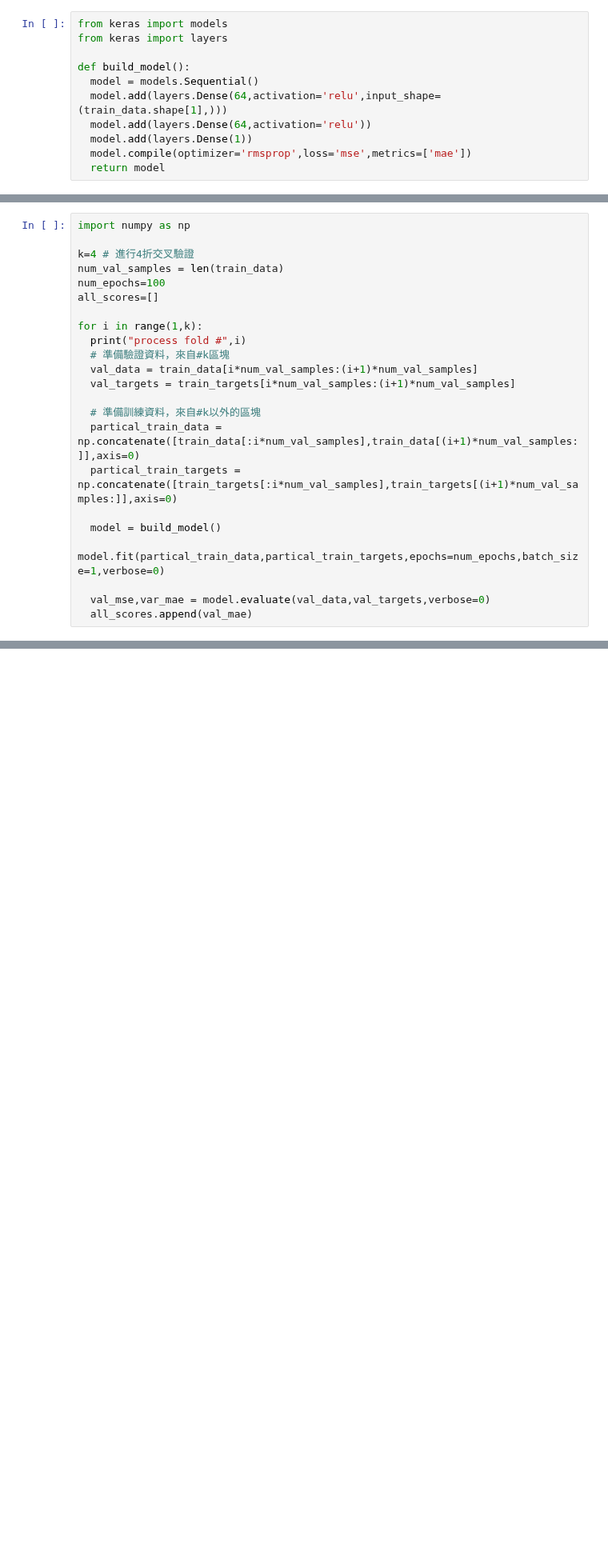
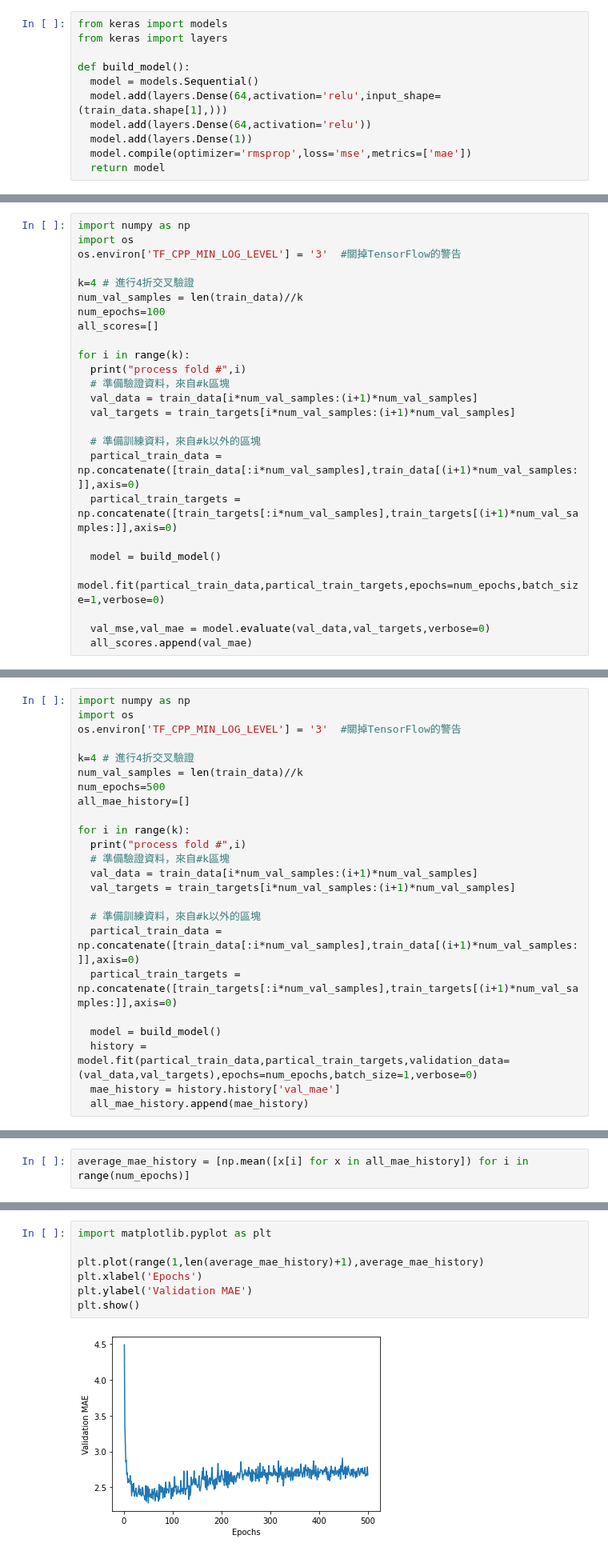
Before and after one commit to hank199599/deep_learning_keras_log, a Jupyter notebook: Chapter3.ipynb, the cells around one changed output, grey strips where cells are left out. Shown at 80% size. Drawn from its saved outputs; the diff is of its cells as text; blank space fills up the shorter version.

```diff
--- a/Chapter3.ipynb
+++ b/Chapter3.ipynb
@@ -874,13 +874,15 @@ def build_model():
 **使資料集太小，使變異性增大的缺點平均掉。**
 # %%
 import numpy as np
+import os
+os.environ['TF_CPP_MIN_LOG_LEVEL'] = '3'  #關掉TensorFlow的警告
 
 k=4 # 進行4折交叉驗證
-num_val_samples = len(train_data)
+num_val_samples = len(train_data)//k
 num_epochs=100
 all_scores=[]
 
-for i in range(1,k):
+for i in range(k):
   print("process fold #",i)
   # 準備驗證資料，來自#k區塊
   val_data = train_data[i*num_val_samples:(i+1)*num_val_samples]
@@ -893,6 +895,6 @@ for i in range(1,k):
   model = build_model()
   model.fit(partical_train_data,partical_train_targets,epochs=num_epochs,batch_size=1,verbose=0)
 
-  val_mse,var_mae = model.evaluate(val_data,val_targets,verbose=0)
+  val_mse,val_mae = model.evaluate(val_data,val_targets,verbose=0)
   all_scores.append(val_mae)
 # %% [output]
@@ -917,0 +915,24 @@ np.mean(all_scores)
+# %%
+import numpy as np
+import os
+os.environ['TF_CPP_MIN_LOG_LEVEL'] = '3'  #關掉TensorFlow的警告
+
+k=4 # 進行4折交叉驗證
+num_val_samples = len(train_data)//k
+num_epochs=500
+all_mae_history=[]
+
+for i in range(k):
+  print("process fold #",i)
+  # 準備驗證資料，來自#k區塊
+  val_data = train_data[i*num_val_samples:(i+1)*num_val_samples]
+  val_targets = train_targets[i*num_val_samples:(i+1)*num_val_samples]
+
+  # 準備訓練資料，來自#k以外的區塊
+  partical_train_data = np.concatenate([train_data[:i*num_val_samples],train_data[(i+1)*num_val_samples:]],axis=0)
+  partical_train_targets = np.concatenate([train_targets[:i*num_val_samples],train_targets[(i+1)*num_val_samples:]],axis=0)
+
+  model = build_model()
+  history = model.fit(partical_train_data,partical_train_targets,validation_data=(val_data,val_targets),epochs=num_epochs,batch_size=1,verbose=0)
+  mae_history = history.history['val_mae']
+  all_mae_history.append(mae_history)
@@ -917,0 +946,2 @@ np.mean(all_scores)
+# %%
+average_mae_history = [np.mean([x[i] for x in all_mae_history]) for i in range(num_epochs)]
@@ -917,0 +950,9 @@ np.mean(all_scores)
+# %%
+import matplotlib.pyplot as plt
+
+plt.plot(range(1,len(average_mae_history)+1),average_mae_history)
+plt.xlabel('Epochs')
+plt.ylabel('Validation MAE')
+plt.show()
+# %% [output]
+[figure, added]
```
Also changed, not shown: parts of 9 cells of this notebook.
